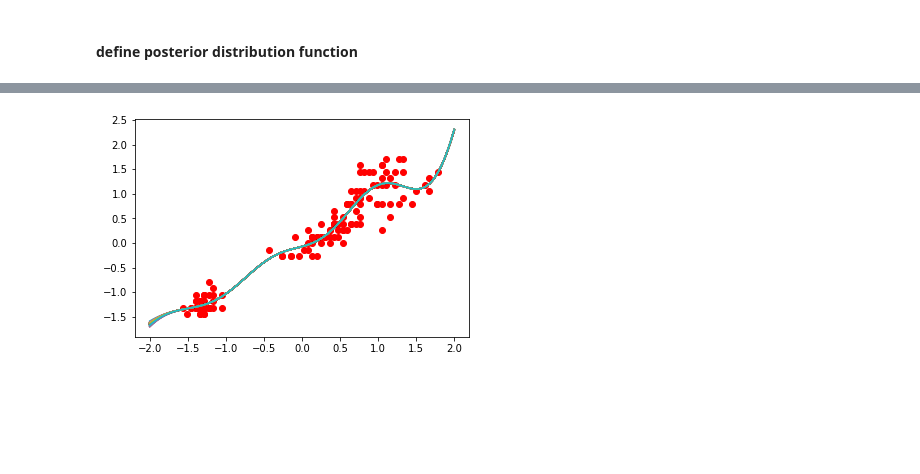
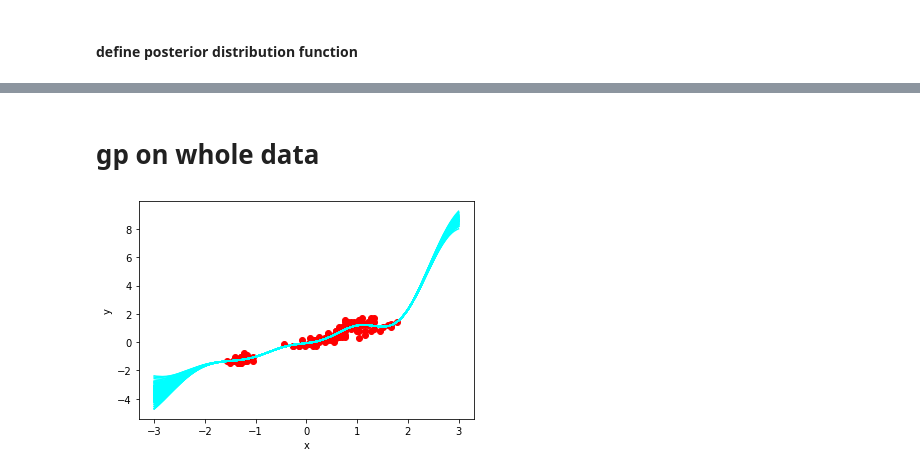
Before and after one commit to smrutijz/exploration, a Jupyter notebook: bayesian/Untitled.ipynb, the cells around one changed output, grey strips where cells are left out. Saved outputs shown, nothing was run; the diff lists cells and outputs as text; code cells hidden in the pictures; blank space fills up the shorter version.

```diff
--- a/bayesian/Untitled.ipynb
+++ b/bayesian/Untitled.ipynb
@@ -36,10 +38,12 @@ def squared_exponential_kernel(a, b, sigma=1, l=1):
 #### define posterior distribution function
 # %%
 def posterior(x_star, x, y):
-    K = squared_exponential_kernel(x, x)+1e-6*np.eye(150)
-    K_star = squared_exponential_kernel(x_star, x)
-    K_star_star = squared_exponential_kernel(x_star, x_star)
+    N = x.shape[0]
+    N_star = x_star.shape[0]
+    K = (squared_exponential_kernel(x, x)+1e-6*np.eye(N)).reshape(N, N)
+    K_star = squared_exponential_kernel(x_star, x).reshape(N_star, N)
+    K_star_star = squared_exponential_kernel(x_star, x_star).reshape(N_star, N_star)
     CK = np.linalg.inv(K).dot(K_star.T)
     mu_new = CK.T.dot(y)
-    K_new = K_star_star - K_star.dot(CK)
+    K_new = K_star_star - K_star.dot(CK) + 1e-6*np.eye(N_star)
     return mu_new.squeeze(), K_new.squeeze()
@@ -47,0 +60,4 @@ def posterior(x_star, x, y):
+# %%
+x_star = np.linspace(-3,3,1000)
+plt.errorbar(x_star, np.zeros(len(x_star)), yerr=squared_exponential_kernel(0,0), capsize=0)
+plt.show()
@@ -48,11 +114,14 @@ def posterior(x_star, x, y):
+# %% [markdown]
+# gp on whole data
 # %%
-x_star = np.linspace(-2,2,100).reshape(-1,1)
-mu_new, K_new = posterior(x_star, x, y)
-N = len(x_star)
-sample_draw = 100
+mu_star, K_star = posterior(x_star, x, y)
+x_star = np.linspace(-3,3,1000)
 
-f_prior = np.random.multivariate_normal(mean=mu_new, cov=K_new, size=sample_draw).T
+f_prior = np.random.multivariate_normal(mean=mu_star, cov=K_star, size=sample_draw).T
 plt.scatter(x, y, color="red")
-plt.plot(x_star, f_prior);
+plt.plot(x_star, f_prior, color="cyan")
+plt.xlabel("x")
+plt.ylabel("y")
+plt.show();
 # %% [output]
-[figure, old version]
+[figure, new version]
```
Also changed, not shown: parts of 11 cells of this notebook.
